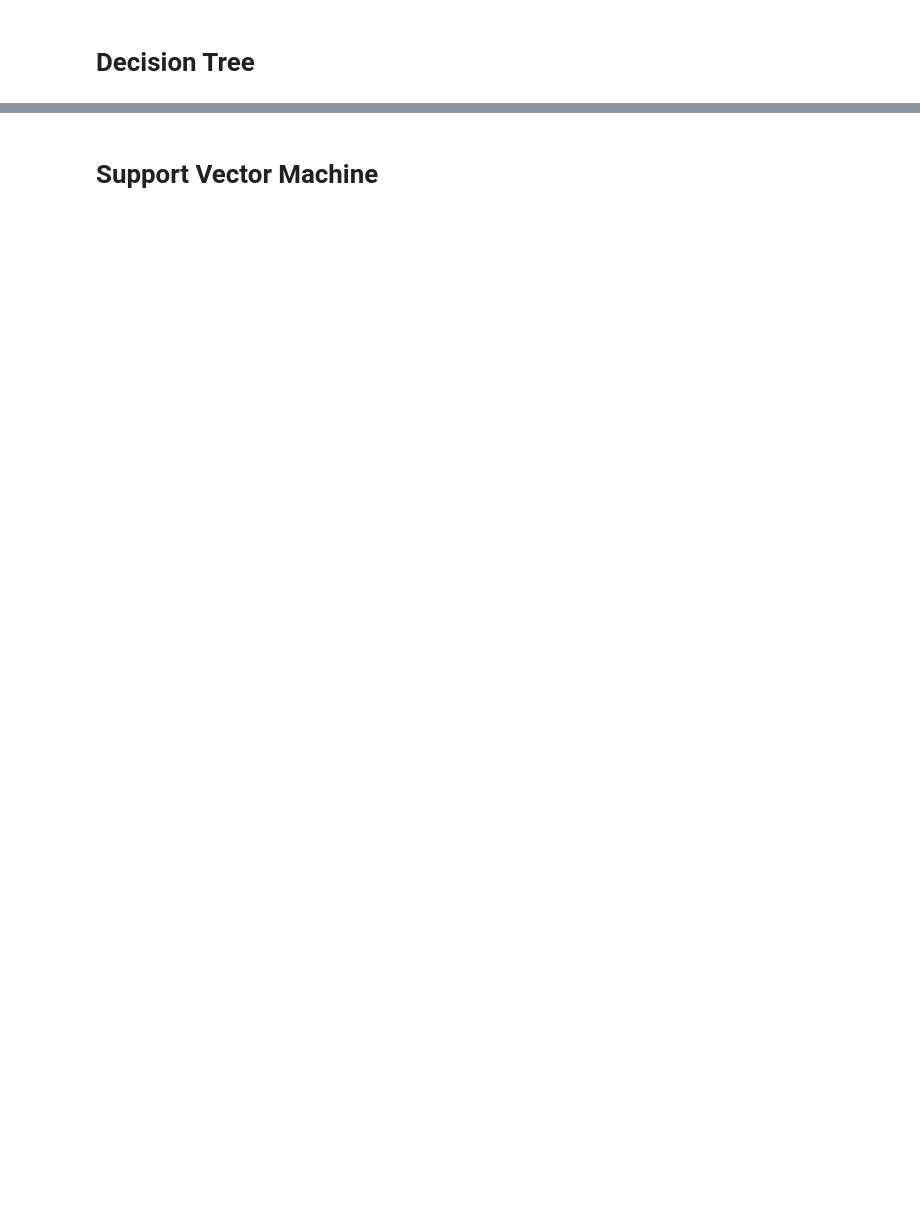
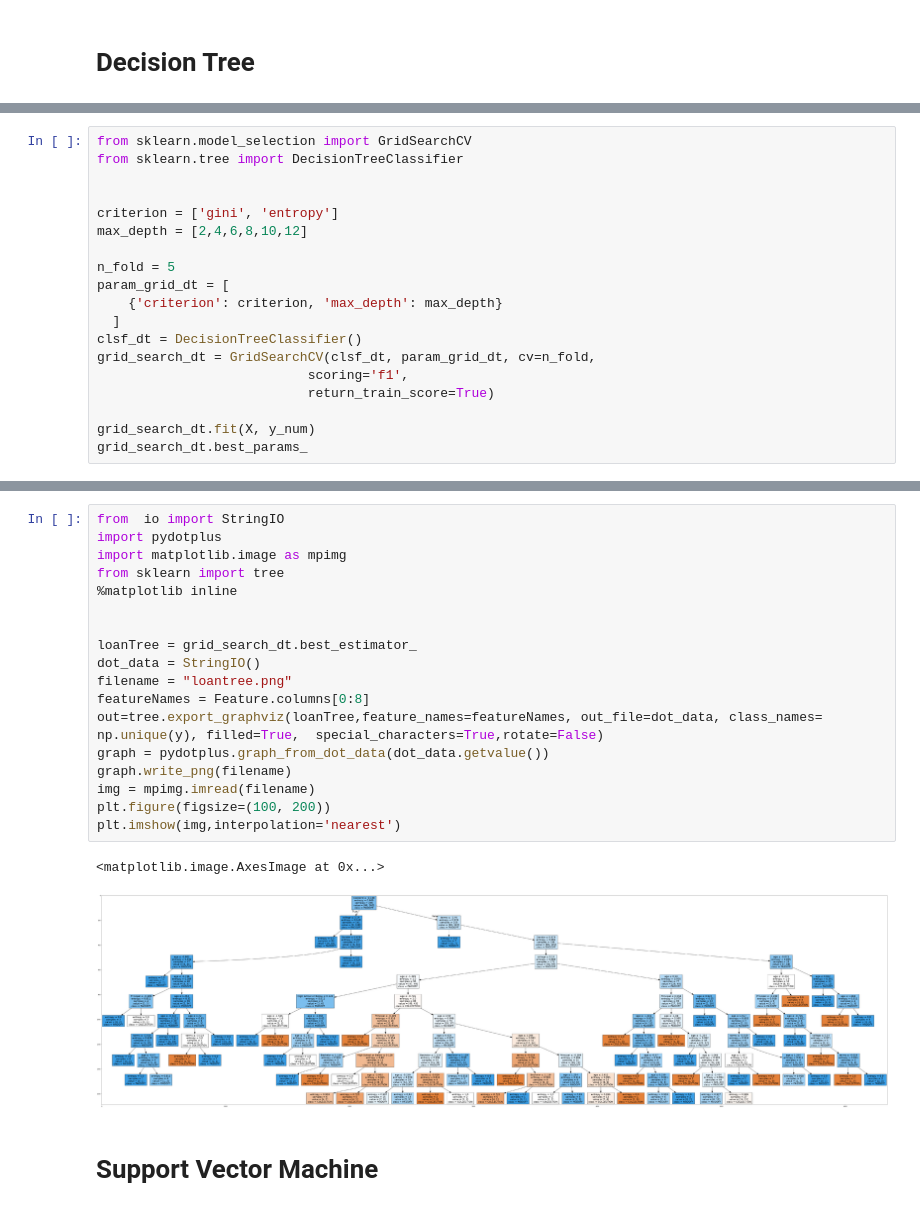
Before and after one commit to zhilin-zheng/ml-python-coursera, a Jupyter notebook: coursera-ml-python.ipynb, the cells around one changed output, grey strips where cells are left out. Drawn from its saved outputs; the diff is of its cells as text; blank space fills up the shorter version.

```diff
--- a/coursera-ml-python.ipynb
+++ b/coursera-ml-python.ipynb
@@ -362,0 +406,19 @@ K=7
+# %%
+from sklearn.model_selection import GridSearchCV
+from sklearn.tree import DecisionTreeClassifier
+
+
+criterion = ['gini', 'entropy']
+max_depth = [2,4,6,8,10,12]
+
+n_fold = 5
+param_grid_dt = [
+    {'criterion': criterion, 'max_depth': max_depth}
+  ]
+clsf_dt = DecisionTreeClassifier()
+grid_search_dt = GridSearchCV(clsf_dt, param_grid_dt, cv=n_fold,
+                           scoring='f1',
+                           return_train_score=True)
+
+grid_search_dt.fit(X, y_num)
+grid_search_dt.best_params_
@@ -363,2 +458,23 @@ K=7
+# %%
+from  io import StringIO
+import pydotplus
+import matplotlib.image as mpimg
+from sklearn import tree
+%matplotlib inline
+
+
+loanTree = grid_search_dt.best_estimator_
+dot_data = StringIO()
+filename = "loantree.png"
+featureNames = Feature.columns[0:8]
+out=tree.export_graphviz(loanTree,feature_names=featureNames, out_file=dot_data, class_names= np.unique(y), filled=True,  special_characters=True,rotate=False)
+graph = pydotplus.graph_from_dot_data(dot_data.getvalue())
+graph.write_png(filename)
+img = mpimg.imread(filename)
+plt.figure(figsize=(100, 200))
+plt.imshow(img,interpolation='nearest')
+# %% [output]
+<matplotlib.image.AxesImage at 0x...>
+[figure, added]
 # %% [markdown]
 # Support Vector Machine
```
Also changed, not shown: parts of 35 cells of this notebook.
